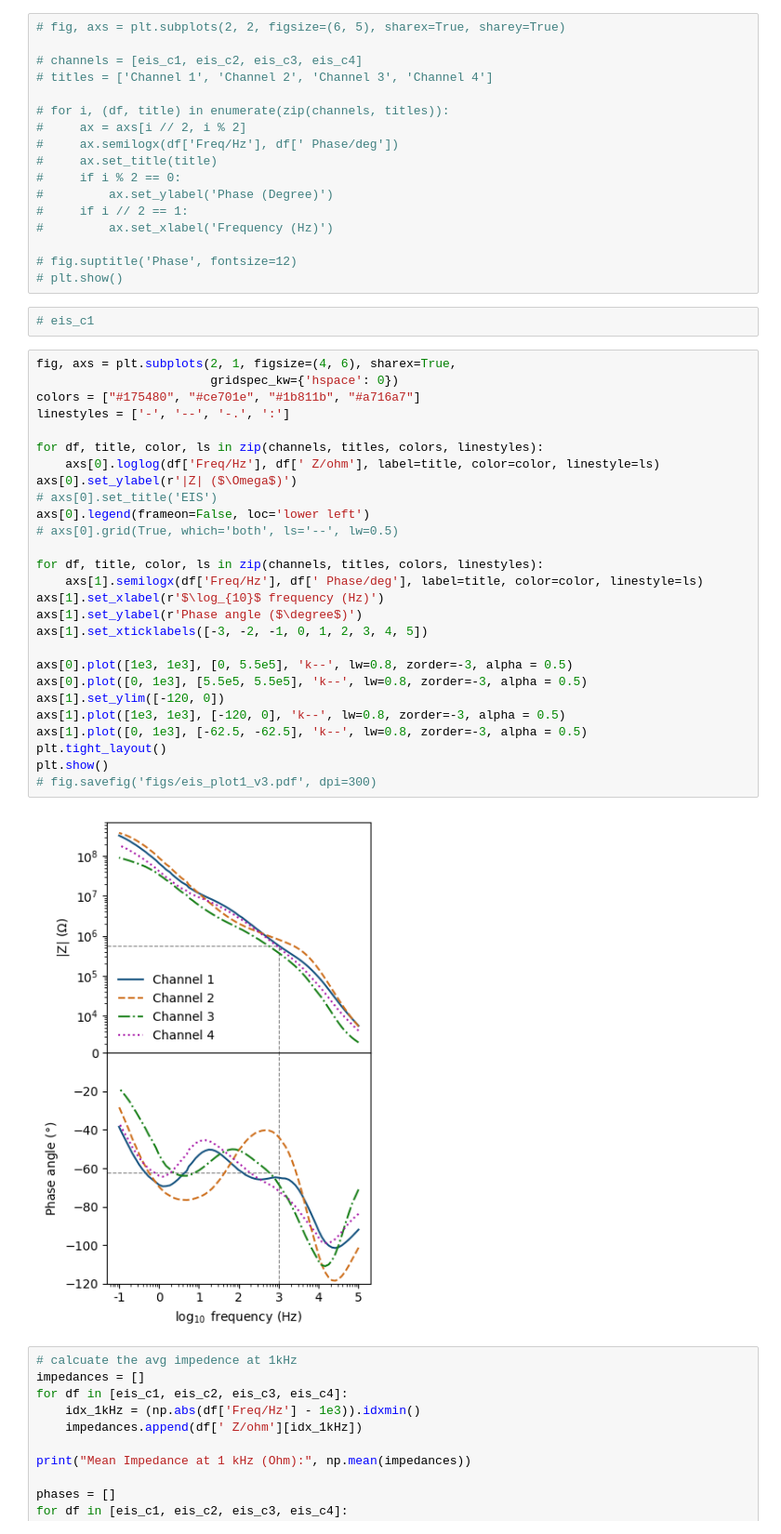
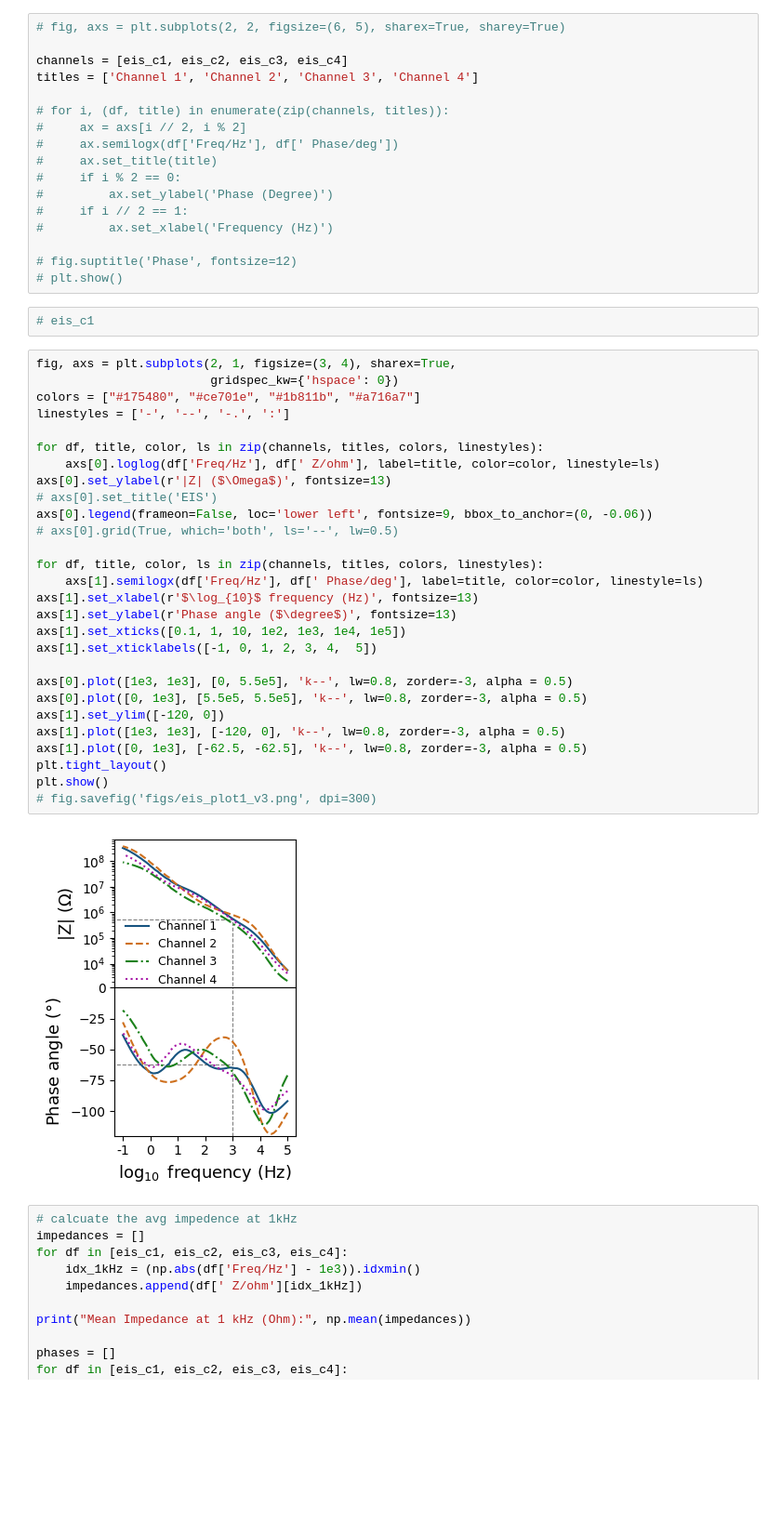
Before and after one commit to mohammadmundiwala/Flexible-Electronics, a Jupyter notebook: lab-1/data_analysis.ipynb, the cells around one changed output. Shown at 93% size. Cells and saved outputs as stored; diff of their text form; blank space fills up the shorter version.

```diff
--- a/lab-1/data_analysis.ipynb
+++ b/lab-1/data_analysis.ipynb
@@ -45,8 +45,8 @@ eis_c4 = pd.read_csv('data/Small device 2 Ch 4 eis Day 0.txt',
 # %%
 # fig, axs = plt.subplots(2, 2, figsize=(6, 5), sharex=True, sharey=True)
 
-# channels = [eis_c1, eis_c2, eis_c3, eis_c4]
-# titles = ['Channel 1', 'Channel 2', 'Channel 3', 'Channel 4']
+channels = [eis_c1, eis_c2, eis_c3, eis_c4]
+titles = ['Channel 1', 'Channel 2', 'Channel 3', 'Channel 4']
 
 # for i, (df, title) in enumerate(zip(channels, titles)):
 #     ax = axs[i // 2, i % 2]
@@ -62,34 +62,35 @@ eis_c4 = pd.read_csv('data/Small device 2 Ch 4 eis Day 0.txt',
 # %%
 # eis_c1
 # %%
-fig, axs = plt.subplots(2, 1, figsize=(4, 6), sharex=True,
+fig, axs = plt.subplots(2, 1, figsize=(3, 4), sharex=True,
                         gridspec_kw={'hspace': 0})
 colors = ["#175480", "#ce701e", "#1b811b", "#a716a7"]
 linestyles = ['-', '--', '-.', ':']
 
 for df, title, color, ls in zip(channels, titles, colors, linestyles):
     axs[0].loglog(df['Freq/Hz'], df[' Z/ohm'], label=title, color=color, linestyle=ls)
-axs[0].set_ylabel(r'|Z| ($\Omega$)')
+axs[0].set_ylabel(r'|Z| ($\Omega$)', fontsize=13)
 # axs[0].set_title('EIS')
-axs[0].legend(frameon=False, loc='lower left')
+axs[0].legend(frameon=False, loc='lower left', fontsize=9, bbox_to_anchor=(0, -0.06))
 # axs[0].grid(True, which='both', ls='--', lw=0.5)
 
 for df, title, color, ls in zip(channels, titles, colors, linestyles):
     axs[1].semilogx(df['Freq/Hz'], df[' Phase/deg'], label=title, color=color, linestyle=ls)
-axs[1].set_xlabel(r'$\log_{10}$ frequency (Hz)')
-axs[1].set_ylabel(r'Phase angle ($\degree$)')
-axs[1].set_xticklabels([-3, -2, -1, 0, 1, 2, 3, 4, 5])
+axs[1].set_xlabel(r'$\log_{10}$ frequency (Hz)', fontsize=13)
+axs[1].set_ylabel(r'Phase angle ($\degree$)', fontsize=13)
+axs[1].set_xticks([0.1, 1, 10, 1e2, 1e3, 1e4, 1e5])
+axs[1].set_xticklabels([-1, 0, 1, 2, 3, 4,  5])
 
 axs[0].plot([1e3, 1e3], [0, 5.5e5], 'k--', lw=0.8, zorder=-3, alpha = 0.5)
 axs[0].plot([0, 1e3], [5.5e5, 5.5e5], 'k--', lw=0.8, zorder=-3, alpha = 0.5)
 axs[1].set_ylim([-120, 0])
 axs[1].plot([1e3, 1e3], [-120, 0], 'k--', lw=0.8, zorder=-3, alpha = 0.5)
 axs[1].plot([0, 1e3], [-62.5, -62.5], 'k--', lw=0.8, zorder=-3, alpha = 0.5)
 plt.tight_layout()
 plt.show()
-# fig.savefig('figs/eis_plot1_v3.pdf', dpi=300)
+# fig.savefig('figs/eis_plot1_v3.png', dpi=300)
 # %% [output]
-[figure, old version]
+[figure, new version]
 # %%
 # calcuate the avg impedence at 1kHz
 impedances = []
```
Also changed, not shown: 1 other file.
